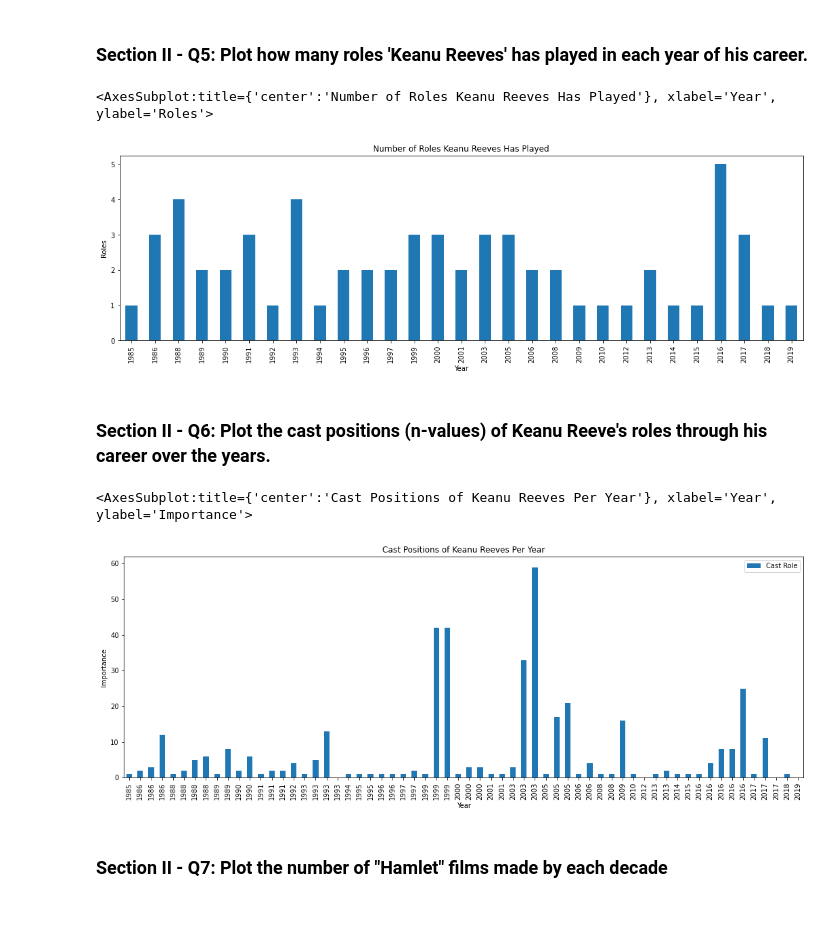
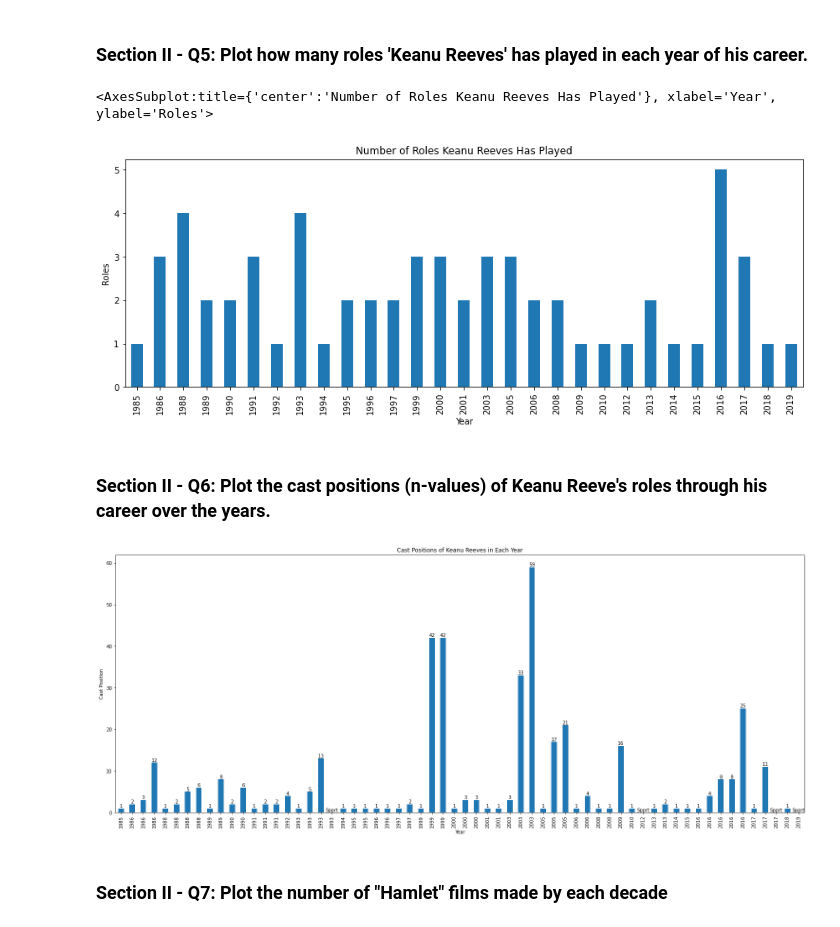
Before and after one commit to robertvalencia/Springboard, a Jupyter notebook: mec-mini-projects/mec-5.3.10-data-wranging-with-pandas-mini-project/Mini_Project_Data_Wrangling_Pandas.ipynb, the cells around one changed output. Cells and saved outputs as stored; diff of their text form; code cells hidden in the pictures.

```diff
--- a/mec-mini-projects/mec-5.3.10-data-wranging-with-pandas-mini-project/Mini_Project_Data_Wrangling_Pandas.ipynb
+++ b/mec-mini-projects/mec-5.3.10-data-wranging-with-pandas-mini-project/Mini_Project_Data_Wrangling_Pandas.ipynb
@@ -561,21 +561,24 @@ dtype: int64
 # %% [markdown]
 ### Section II - Q5: Plot how many roles 'Keanu Reeves' has played in each year of his career.
 # %%
-kreeves_roles_per_yr = cast[cast['name'] =='Keanu Reeves'].value_counts('year', sort=False)
-kreeves_roles_per_yr.plot.bar(xlabel=str.capitalize(kreeves_roles_per_yr.index.name), ylabel='Roles', title='Number of Roles Keanu Reeves Has Played',
-                             figsize=(18,5))
+kreeves_roles_per_yr = cast[cast['name'] == 'Keanu Reeves'].value_counts('year', sort=False)
+kreeves_roles_per_yr.plot.bar(xlabel=str.capitalize(kreeves_roles_per_yr.index.name), ylabel='Roles',
+                              title='Number of Roles Keanu Reeves Has Played', figsize=(14.5, 5))
 # %% [output]
 <AxesSubplot:title={'center':'Number of Roles Keanu Reeves Has Played'}, xlabel='Year', ylabel='Roles'>
-[figure, old version]
+[figure, new version]
 # %% [markdown]
 ### Section II - Q6: Plot the cast positions (n-values) of Keanu Reeve's roles through his career over the years.
 # %%
 kreeves_positions_yearly = cast[cast['name'] == 'Keanu Reeves'][['year', 'n']].sort_values(['year', 'n'])
-kreeves_positions_yearly = kreeves_positions_yearly.set_index('year').rename(columns={'n': 'Cast Role'})
-kreeves_positions_yearly.plot.bar(xlabel='Year', ylabel='Importance', title='Cast Positions of Keanu Reeves Per Year', figsize=(18,6))
+kreeves_positions_yearly = kreeves_positions_yearly.set_index('year')['n']
+ax = kreeves_positions_yearly.plot.bar(xlabel='Year', ylabel='Cast Position', title='Cast Positions of Keanu Reeves in Each Year',
+                                       legend=False, figsize=(26, 10))
+for year_xpos, cast_level in enumerate(kreeves_positions_yearly):
+    cast_level_str, cast_level_ypos = ('Spprt', 0) if math.isnan(cast_level) else ( str(int(cast_level)), cast_level )
+    ax.annotate(cast_level_str , xy=(year_xpos, cast_level_ypos), verticalalignment='bottom', horizontalalignment='center')
 # %% [output]
-<AxesSubplot:title={'center':'Cast Positions of Keanu Reeves Per Year'}, xlabel='Year', ylabel='Importance'>
-[figure, old version]
+[figure, new version]
 # %% [markdown]
 ### Section II - Q7: Plot the number of "Hamlet" films made by each decade
 # %%
```
Also changed, not shown: parts of 21 cells of this notebook.
